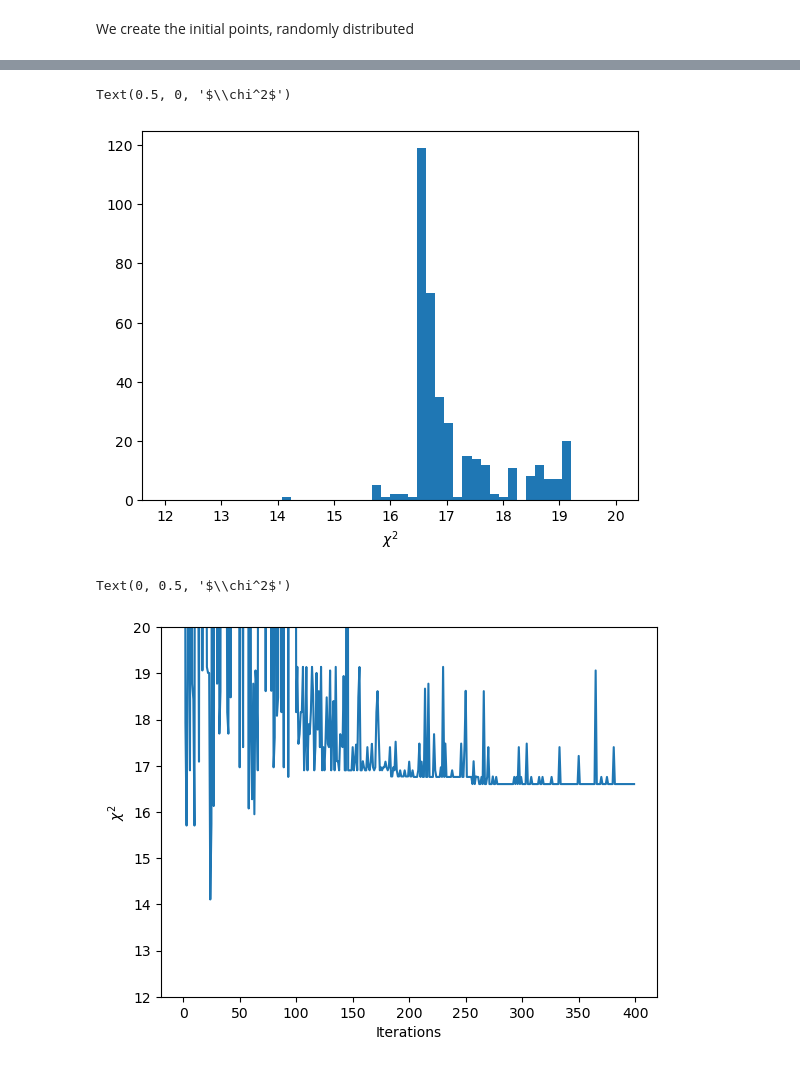
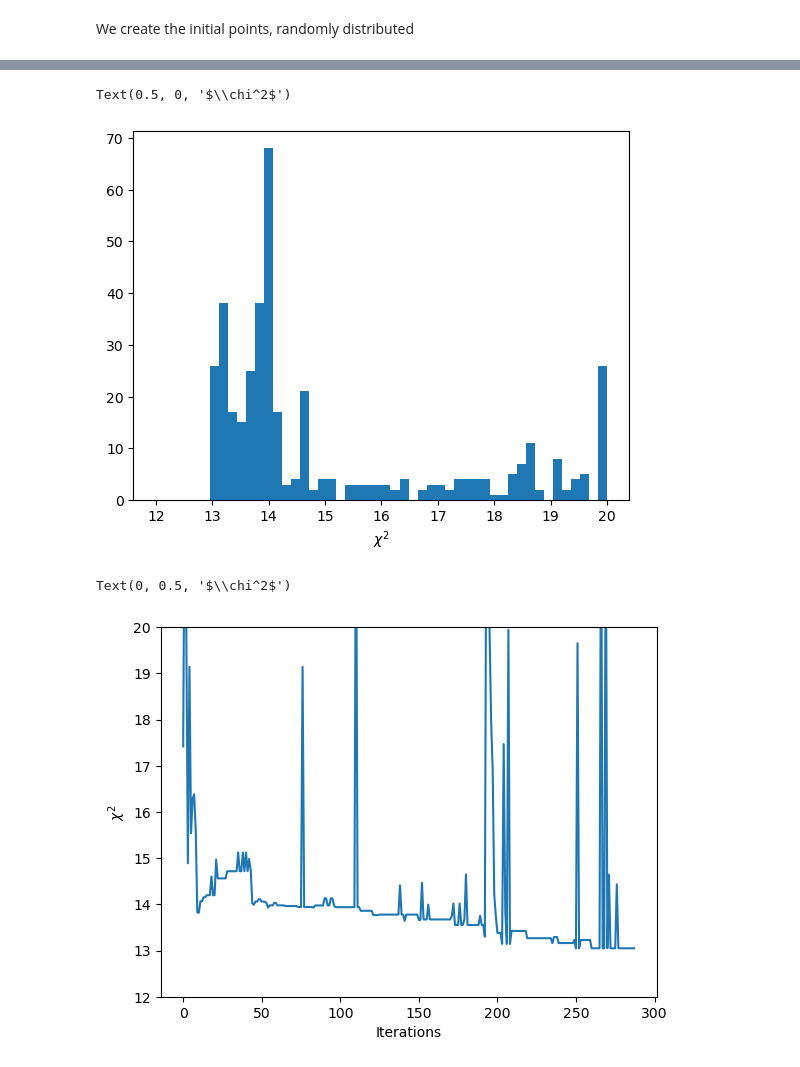
Before and after one commit to Jorge-Alda/comcha_tutorial, a Jupyter notebook: 05_active_learning.ipynb, the cells around one changed output, grey strips where cells are left out. Cells and saved outputs as stored; diff of their text form; code cells hidden in the pictures.

```diff
--- a/05_active_learning.ipynb
+++ b/05_active_learning.ipynb
@@ -25,7 +28,7 @@ def chi2_fake(points):
   x = np.zeros((points.shape[0], 6))
   x[:,:2] = points[:,:]
   x[:,1] /= 10**x[:,0]
-  res = np.where(xgb_clf(x) > 0, xgb_reg(x), np.min(df['chi2']) + cutoff - xgb_clf(x))
+  res = np.where(xgb_clf(x) > 0.5, xgb_reg(x), xgb_reg(x) + 6* (0.5-xgb_clf(x)))
   return res.astype(np.float64)
 # %% [markdown]
 We create the initial points, randomly distributed
@@ -58,7 +61,7 @@ def make_display(progress, info):
   table.add_row('delta', f'{info["delta"]:.4f}')
   return Group(progress, table)
 
-delta = np.std(y)
+delta = np.std(y)*0.1
 
 progress = Progress(
     TextColumn("{task.description}"),
@@ -87,8 +90,8 @@ with Live(make_display(progress, info), refresh_per_second=2) as live:
     candidates[:,1] = 3* candidates[:,1]
 
     # Random candidates from the convex hull of best points
-    idx_qtile = np.where(y < np.quantile(y, 0.10))[0]
-    candidates_hull = dirichlet.rvs(alpha=np.full(len(idx_qtile), 1/len(idx_qtile)), size=5000) @ X[idx_qtile]
+    idx_qtile = np.where(y < np.quantile(y, 0.05))[0]
+    candidates_hull = dirichlet.rvs(alpha=np.full(len(idx_qtile), 1/len(idx_qtile)), size=15000) @ X[idx_qtile]
 
     candidates = np.vstack([candidates, candidates_hull])
 
@@ -124,13 +119,13 @@ _ = plt.hist(y, bins=50, range=(12,20))
 plt.xlabel(r'$\chi^2$')
 # %% [output]
 Text(0.5, 0, '$\\chi^2$')
-[figure, old version]
+[figure, new version]
 # %%
-plt.plot(y[100:])
+plt.plot(y[200:])
 plt.ylim(12,20)
 plt.xlabel('Iterations')
 plt.ylabel(r'$\chi^2$')
 # %% [output]
 Text(0, 0.5, '$\\chi^2$')
-[figure, old version]
+[figure, new version]
 # %%
```
Also changed, not shown: parts of 3 cells of this notebook, 6 other files.
